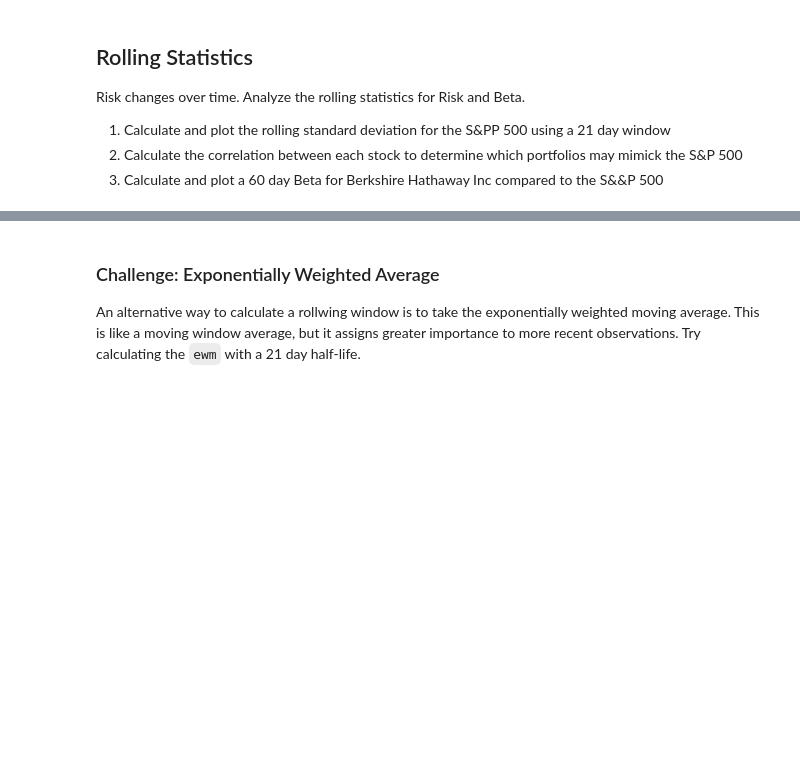
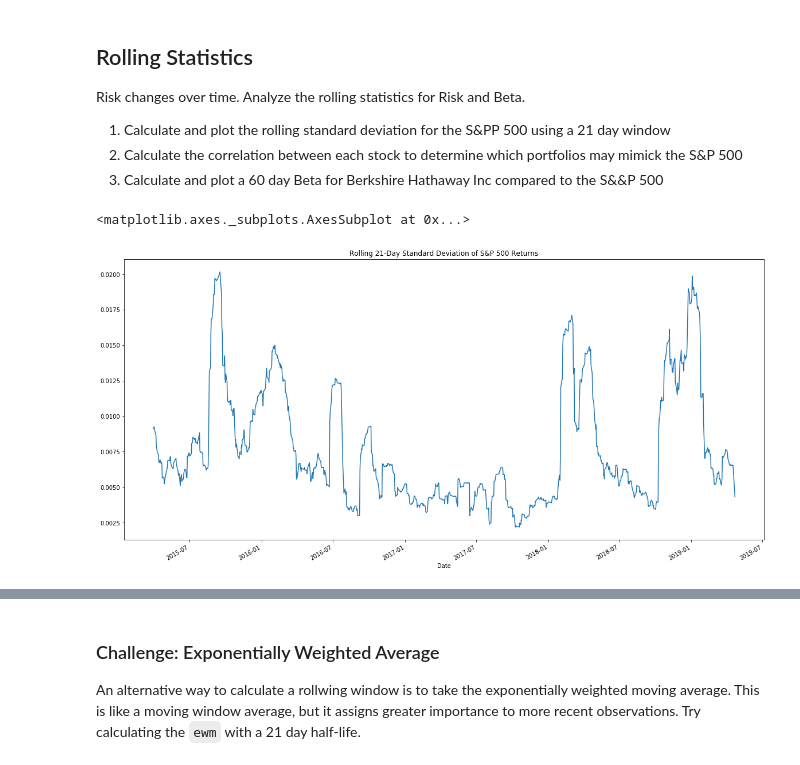
Before and after one commit to CPix18/MyFinTechRepo, a Jupyter notebook: HW3-Pandas/Pandas/Instructions/Starter_Code/whale_analysis.ipynb, the cells around one changed output, grey strips where cells are left out. Cells and saved outputs as stored; diff of their text form; code cells hidden in the pictures; blank space fills up the shorter version.

```diff
--- a/HW3-Pandas/Pandas/Instructions/Starter_Code/whale_analysis.ipynb
+++ b/HW3-Pandas/Pandas/Instructions/Starter_Code/whale_analysis.ipynb
@@ -267,5 +285,10 @@ Risk changes over time. Analyze the rolling statistics for Risk and Beta.
 2. Calculate and plot a 60 day Beta for Berkshire Hathaway Inc compared to the S&&P 500
 # %%
 # Calculate and plot the rolling standard deviation for the S&PP 500 using a 21 day window
+rolling_std = combo_df["SP500 Returns"].rolling(window=21).std()
+rolling_std.plot(figsize=(20, 10), title='Rolling 21-Day Standard Deviation of S&P 500 Returns')
+# %% [output]
+<matplotlib.axes._subplots.AxesSubplot at 0x...>
+[figure, added]
 # %%
 # Correlation
```
Also changed, not shown: parts of 17 cells of this notebook, 25 other files.
